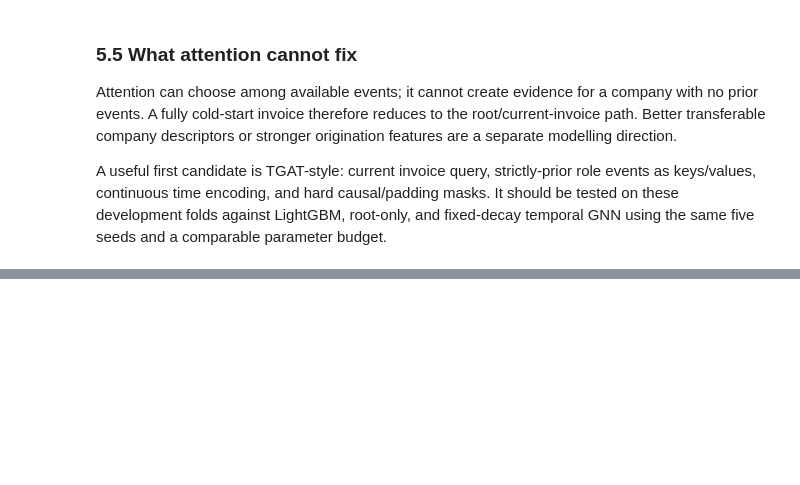
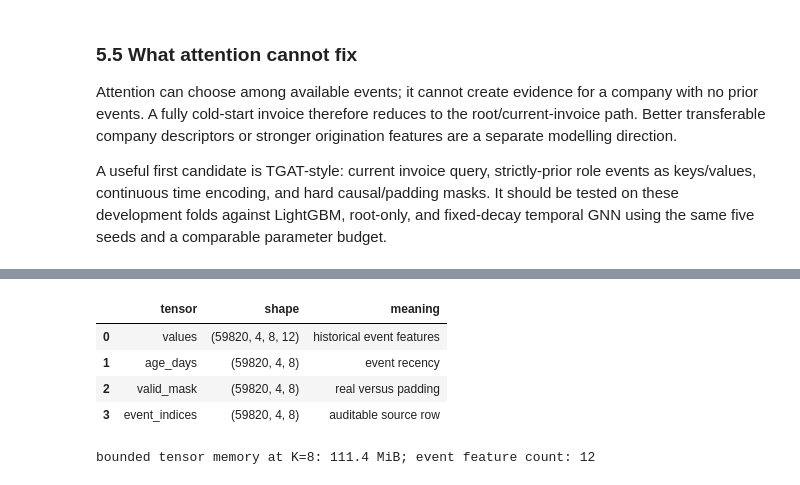
Before and after one commit to davidemariani/GNN-trade-finance-credit-scoring, a Jupyter notebook: notebooks/02_project/07_temporal_backtesting.ipynb, the cells around one changed output, grey strips where cells are left out. Cells and saved outputs as stored; diff of their text form; code cells hidden in the pictures; blank space fills up the shorter version.

```diff
--- a/notebooks/02_project/07_temporal_backtesting.ipynb
+++ b/notebooks/02_project/07_temporal_backtesting.ipynb
@@ -184,0 +200,22 @@ Before implementing attention, first add a bounded recent-event representation a
+# %%
+development_fold = build_point_in_time_fold(instruments['invoice_date'], availability, specs[-1])
+raw_features = build_point_in_time_feature_frame(instruments)
+encoder = fit_point_in_time_encoder(raw_features, development_fold.refit_mask)
+event_features, event_feature_names = transform_point_in_time_instruments(raw_features, encoder)
+sequences = build_temporal_event_sequences(instruments, event_features, max_events=8)
+
+tensor_summary = pd.DataFrame({
+    'tensor': ['values', 'age_days', 'valid_mask', 'event_indices'],
+    'shape': [str(sequences.values.shape), str(sequences.age_days.shape), str(sequences.valid_mask.shape), str(sequences.event_indices.shape)],
+    'meaning': ['historical event features', 'event recency', 'real versus padding', 'auditable source row'],
+})
+display(tensor_summary)
+total_megabytes = sum(array.nbytes for array in (sequences.values, sequences.age_days, sequences.valid_mask, sequences.event_indices)) / 1024**2
+print(f'bounded tensor memory at K=8: {total_megabytes:.1f} MiB; event feature count: {len(event_feature_names)}')
+# %% [output]
+|  | tensor | shape | meaning |
+| 0 | values | (59820, 4, 8, 12) | historical event features |
+| 1 | age_days | (59820, 4, 8) | event recency |
+| 2 | valid_mask | (59820, 4, 8) | real versus padding |
+| 3 | event_indices | (59820, 4, 8) | auditable source row |
+bounded tensor memory at K=8: 111.4 MiB; event feature count: 12
```
Also changed, not shown: parts of 10 cells of this notebook, 27 other files.
